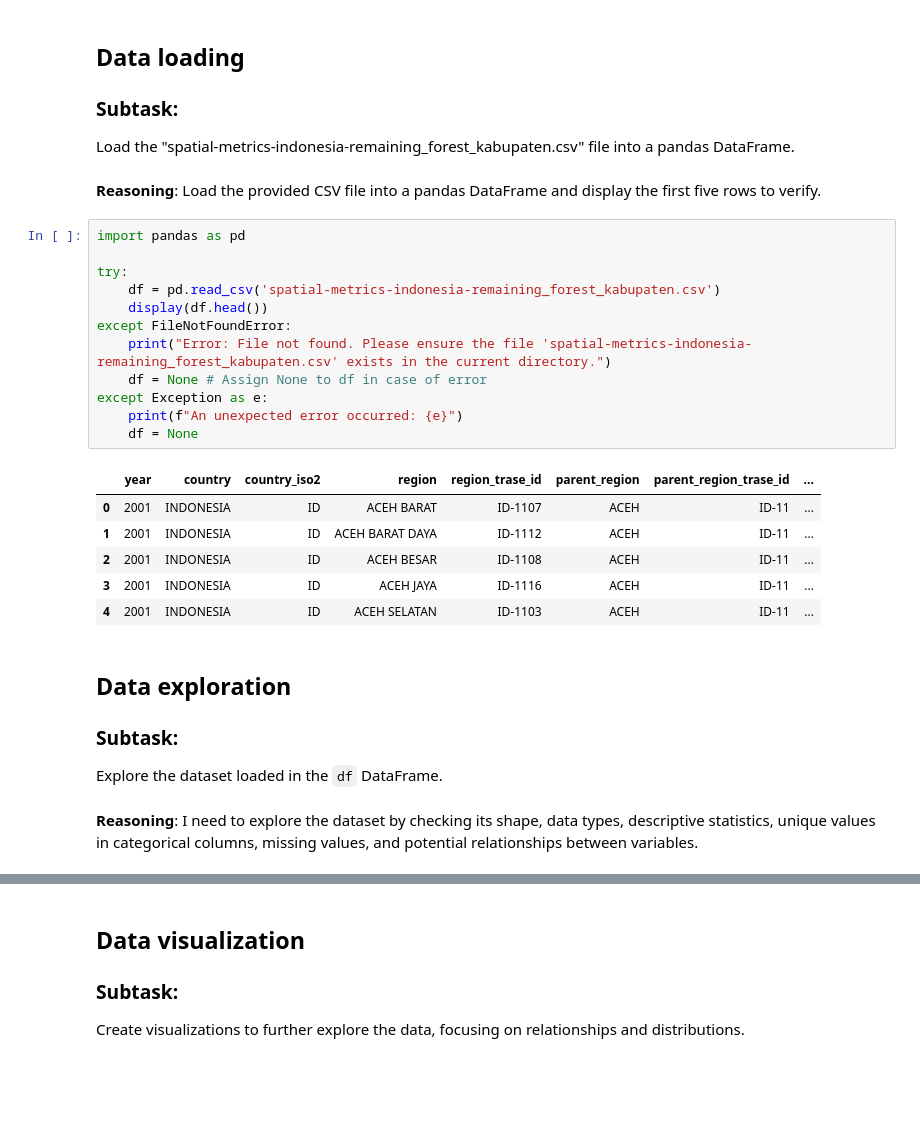
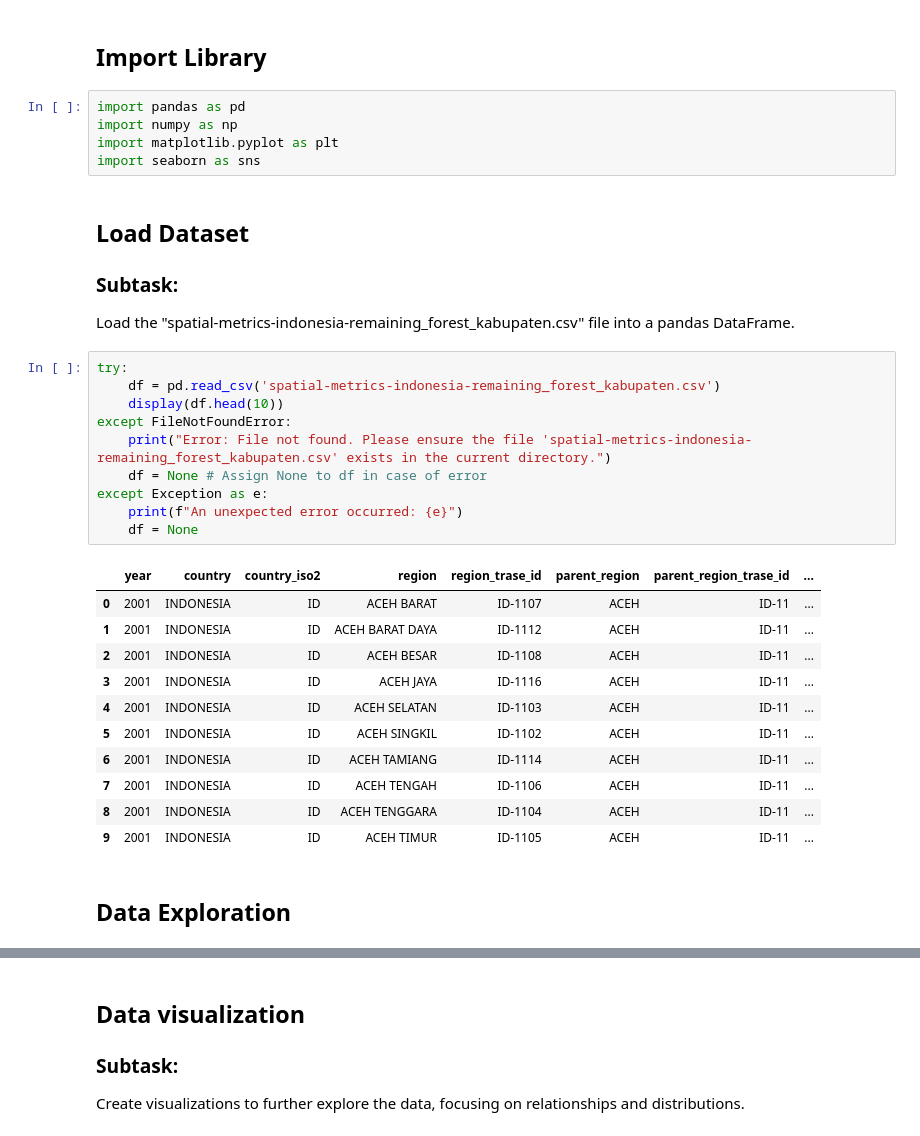
Before and after one commit to bintangfikrif/Unnamed-Final_Project, a Jupyter notebook: main.ipynb, the cells around one changed output, grey strips where cells are left out. Cells and saved outputs as stored; diff of their text form; blank space fills up the shorter version.

Commit message:
tryna explore the data n preprocess data

```diff
--- a/main.ipynb
+++ b/main.ipynb
@@ -1,40 +1,41 @@
 # %% [markdown]
 <a href="https://colab.research.google.com/github/bintangfikrif/Unnamed-Final_Project/blob/main/main.ipynb" target="_parent"><img src="https://colab.research.google.com/assets/colab-badge.svg" alt="Open In Colab"/></a>
+# %% [markdown]
+## Import Library
+# %%
+import pandas as pd
+import numpy as np
+import matplotlib.pyplot as plt
+import seaborn as sns
 # %% [markdown]
-## Data loading
+## Load Dataset
 
 ### Subtask:
 Load the "spatial-metrics-indonesia-remaining_forest_kabupaten.csv" file into a pandas DataFrame.
-# %% [markdown]
-**Reasoning**:
-Load the provided CSV file into a pandas DataFrame and display the first five rows to verify.
 # %%
-import pandas as pd
-
 try:
     df = pd.read_csv('spatial-metrics-indonesia-remaining_forest_kabupaten.csv')
-    display(df.head())
+    display(df.head(10))
 except FileNotFoundError:
     print("Error: File not found. Please ensure the file 'spatial-metrics-indonesia-remaining_forest_kabupaten.csv' exists in the current directory.")
     df = None # Assign None to df in case of error
 except Exception as e:
     print(f"An unexpected error occurred: {e}")
     df = None
 # %% [output]
 |  | year | country | country_iso2 | region | region_trase_id | parent_region | parent_region_trase_id | ... |
 | 0 | 2001 | INDONESIA | ID | ACEH BARAT | ID-1107 | ACEH | ID-11 | ... |
 | 1 | 2001 | INDONESIA | ID | ACEH BARAT DAYA | ID-1112 | ACEH | ID-11 | ... |
 | 2 | 2001 | INDONESIA | ID | ACEH BESAR | ID-1108 | ACEH | ID-11 | ... |
 | 3 | 2001 | INDONESIA | ID | ACEH JAYA | ID-1116 | ACEH | ID-11 | ... |
 | 4 | 2001 | INDONESIA | ID | ACEH SELATAN | ID-1103 | ACEH | ID-11 | ... |
+| 5 | 2001 | INDONESIA | ID | ACEH SINGKIL | ID-1102 | ACEH | ID-11 | ... |
+| 6 | 2001 | INDONESIA | ID | ACEH TAMIANG | ID-1114 | ACEH | ID-11 | ... |
+| 7 | 2001 | INDONESIA | ID | ACEH TENGAH | ID-1106 | ACEH | ID-11 | ... |
+| 8 | 2001 | INDONESIA | ID | ACEH TENGGARA | ID-1104 | ACEH | ID-11 | ... |
+| 9 | 2001 | INDONESIA | ID | ACEH TIMUR | ID-1105 | ACEH | ID-11 | ... |
-# %% [markdown]
-## Data exploration
-
-### Subtask:
-Explore the dataset loaded in the `df` DataFrame.
-# %% [markdown]
-**Reasoning**:
-I need to explore the dataset by checking its shape, data types, descriptive statistics, unique values in categorical columns, missing values, and potential relationships between variables.
+# %% [markdown]
+## Data Exploration
 # %%
 # Check the shape of the DataFrame
 print("Shape of the DataFrame:", df.shape)
```
Also changed, not shown: parts of 10 cells of this notebook.
